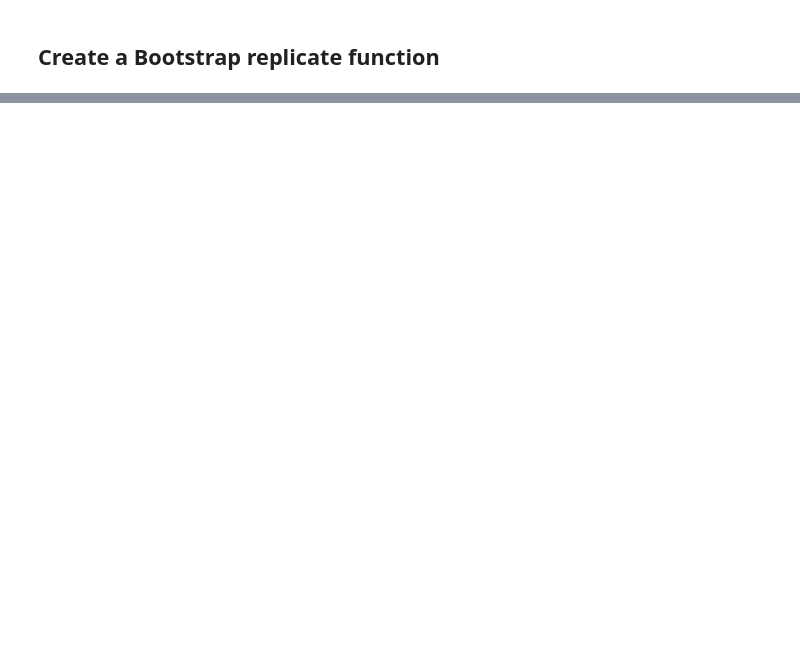
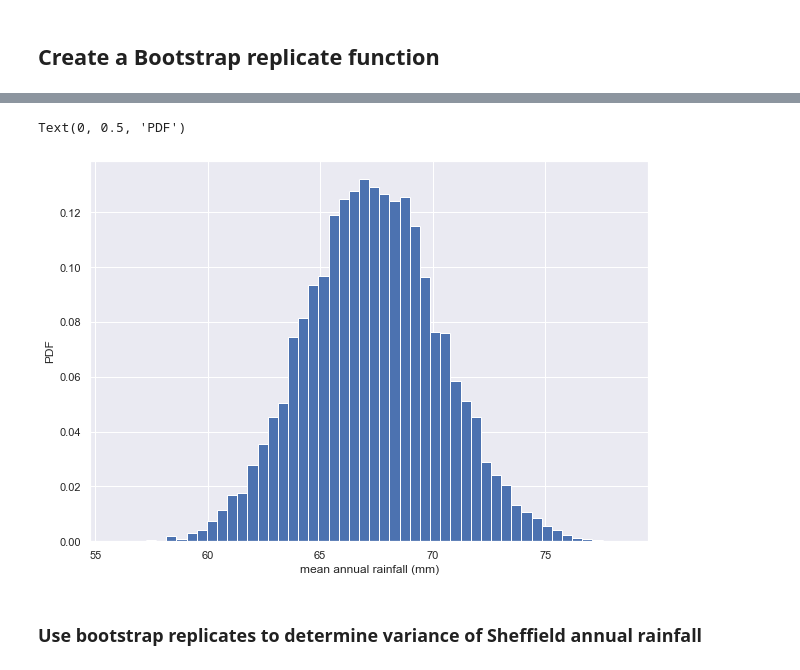
Before and after one commit to kipmadden/Statistical-Thinking, a Jupyter notebook: Sheffeild Weather Station Bootstrapping.ipynb, the cells around one changed output, grey strips where cells are left out. Saved outputs shown, nothing was run; the diff lists cells and outputs as text; code cells hidden in the pictures; blank space fills up the shorter version.

```diff
--- a/Sheffeild Weather Station Bootstrapping.ipynb
+++ b/Sheffeild Weather Station Bootstrapping.ipynb
@@ -82,0 +94,12 @@ TypeError: 'norm' must be an instance of matplotlib.colors.Normalize or None, no
+# %%
+def draw_bs_reps(data, func, size=1):
+    """ Draw bootstrap replicates."""
+
+    # Initialize array of replicates bs_replicates
+    bs_replicates = np.empty(size)
+
+    # Generate replicates
+    for i in range(size):
+        bs_replicates[i] = bootstrap_replicate_1d(data, func)
+
+    return bs_replicates
@@ -82,0 +123,11 @@ TypeError: 'norm' must be an instance of matplotlib.colors.Normalize or None, no
+# %%
+# Make a histogram of the results
+fig, ax = plt.subplots(figsize=(10,7))
+plt.hist(bs_replicates, bins=50, density=True)
+plt.xlabel('mean annual rainfall (mm)')
+plt.ylabel('PDF')
+# %% [output]
+Text(0, 0.5, 'PDF')
+[figure, added]
+# %% [markdown]
+### Use bootstrap replicates to determine variance of Sheffield annual rainfall
```
Also changed, not shown: parts of 11 cells of this notebook.
